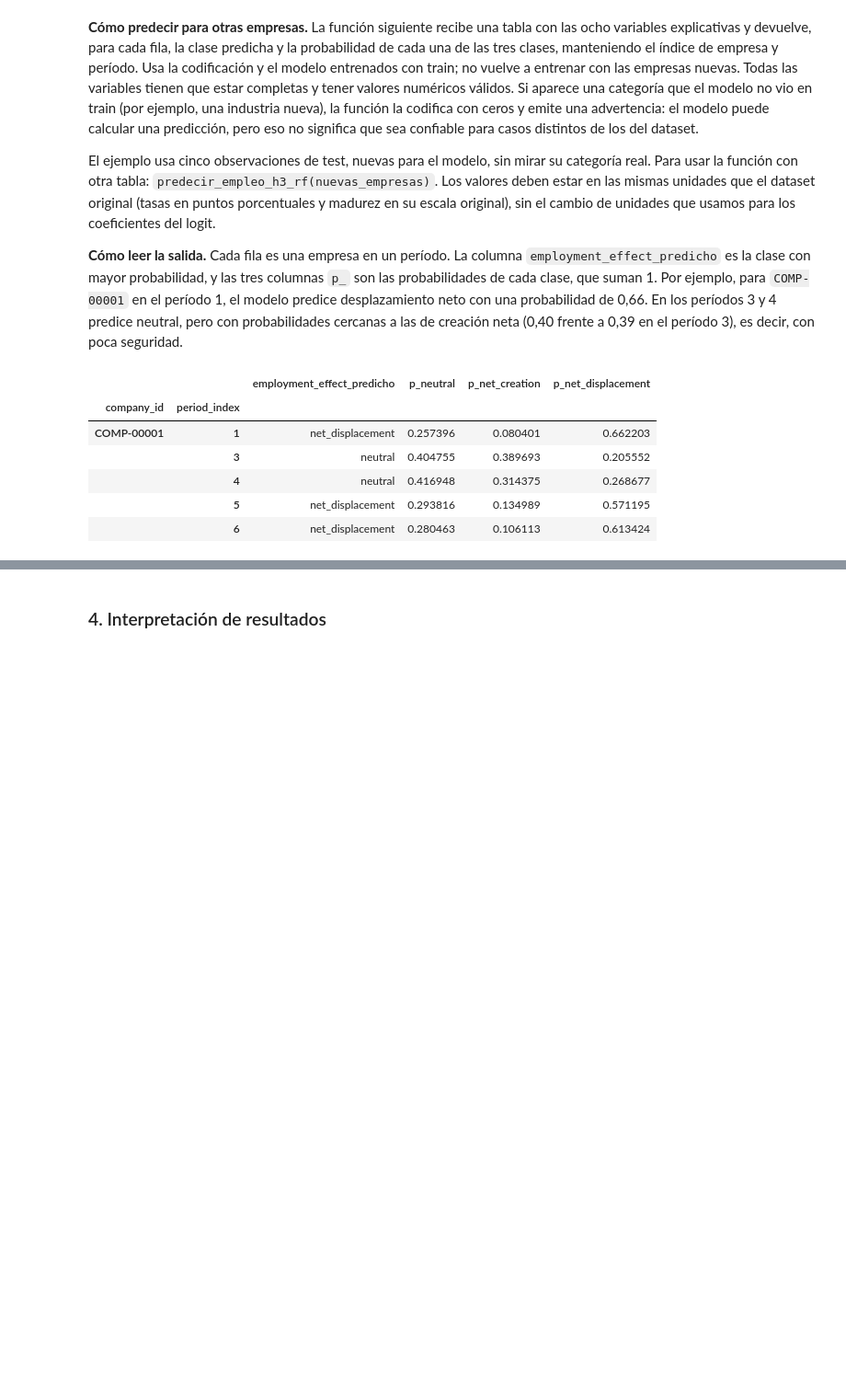
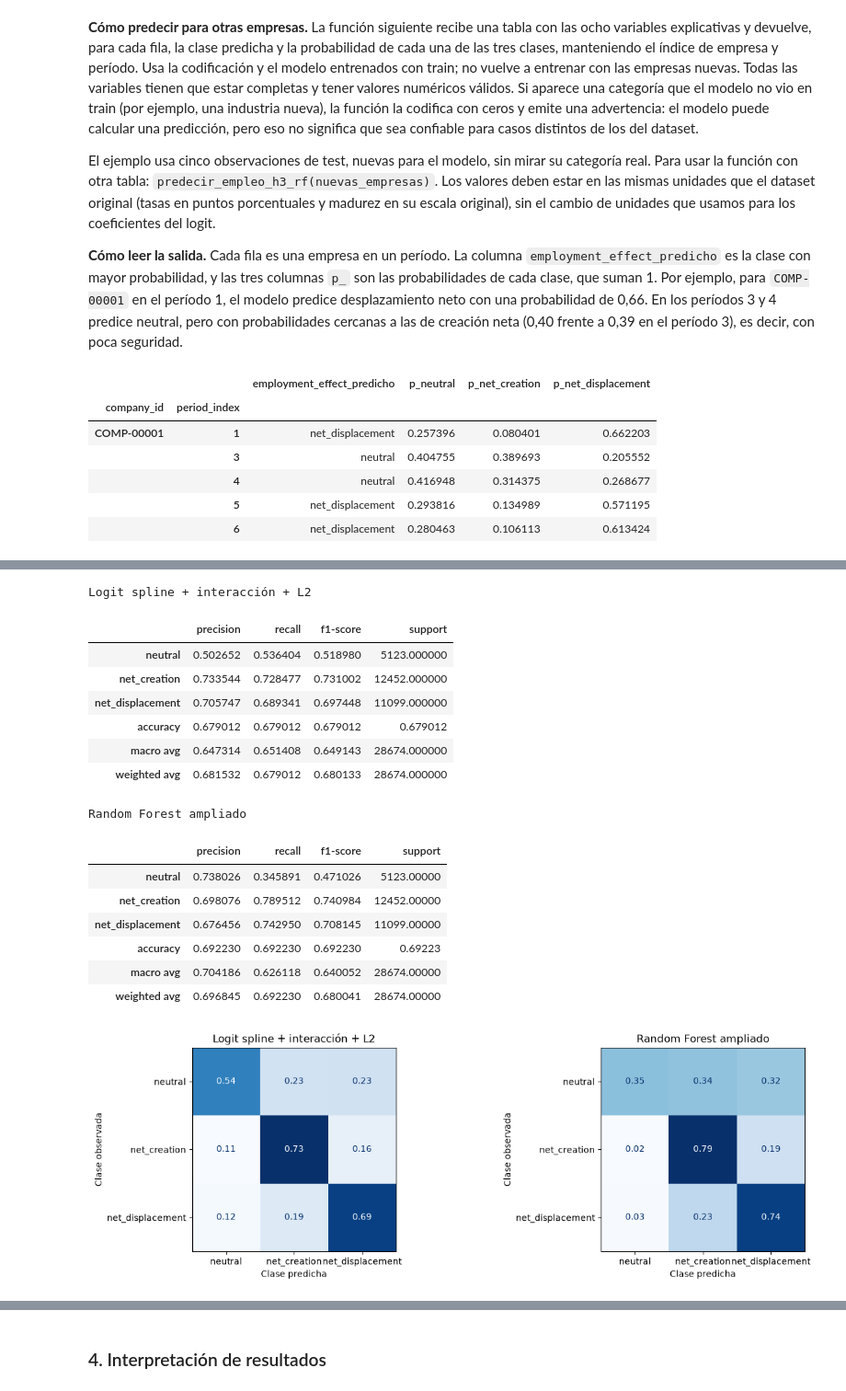
Before and after one commit to Ericsig/DiploDatos, a Jupyter notebook: notebook/modelado.ipynb, the cells around one changed output, grey strips where cells are left out. Shown at 92% size. Saved outputs shown, nothing was run; the diff lists cells and outputs as text; code cells hidden in the pictures; blank space fills up the shorter version.

Commit message:
[fix] Cambios en logit y random forest para H3

```diff
--- a/notebook/modelado.ipynb
+++ b/notebook/modelado.ipynb
@@ -1632,0 +1916,54 @@ display(ejemplo_h3_rf)
+# %%
+probabilidades_h3_comp = {}
+filas_h3_comp = []
+reportes_h3_comp = {}
+for conjunto, X, y in [('train', X_train_h3_comp, y_train_h3_comp),
+                      ('test', X_test_h3_comp, y_test_h3_comp)]:
+    probabilidades = {
+        'Frecuencias de train': pd.DataFrame(
+            np.tile(frecuencias_h3_mnl, (len(y), 1)), index=X.index, columns=clases_h3_comp),
+        'Logit original': predicciones_h3_mnl[conjunto],
+        'Random Forest original': predicciones_h3_rf[conjunto],
+    }
+    for nombre, modelo in [('Logit spline + interacción + L2', modelo_h3_logit_spline),
+                           ('Random Forest ampliado', modelo_h3_rf_ampliado)]:
+        with threadpool_limits(limits=2):
+            probabilidades[nombre] = pd.DataFrame(
+                modelo.predict_proba(X), index=X.index, columns=modelo.classes_,
+            ).reindex(columns=clases_h3_comp)
+    for nombre, p in probabilidades.items():
+        assert p.index.equals(y.index) and list(p.columns) == clases_h3_comp
+        assert np.isfinite(p.to_numpy()).all()
+        assert ((p >= 0) & (p <= 1)).to_numpy().all()
+        np.testing.assert_allclose(p.sum(axis=1), 1.0, atol=1e-10)
+        pred = p.idxmax(axis=1)
+        f1_clases = f1_score(y, pred, labels=clases_h3_comp, average=None, zero_division=0)
+        y_codigo = y.map({c: j for j, c in enumerate(clases_h3_comp)}).astype(int)
+        filas_h3_comp.append({
+            'modelo': nombre, 'conjunto': conjunto,
+            'F1_empleo': f1_score(y, pred, labels=clases_prioritarias_h3, average='macro', zero_division=0),
+            'macro_F1': f1_clases.mean(), 'F1_neutral': f1_clases[0],
+            'F1_creacion': f1_clases[1], 'F1_desplazamiento': f1_clases[2],
+            'balanced_accuracy': balanced_accuracy_score(y, pred),
+            'accuracy': accuracy_score(y, pred), 'log_loss': log_loss(y_codigo, p, labels=range(3)),
+        })
+        probabilidades_h3_comp[(nombre, conjunto)] = p
+        if conjunto == 'test':
+            reportes_h3_comp[nombre] = pd.DataFrame(classification_report(
+                y, pred, labels=clases_h3_comp, output_dict=True, zero_division=0,
+            )).T
+comparacion_final_h3 = pd.DataFrame(filas_h3_comp).set_index(['modelo', 'conjunto'])
+display(comparacion_final_h3)
+for nombre in ['Logit spline + interacción + L2', 'Random Forest ampliado']:
+    print(nombre)
+    display(reportes_h3_comp[nombre])
+fig, axes = plt.subplots(1, 2, figsize=(13, 4), constrained_layout=True)
+for ax, nombre in zip(axes, ['Logit spline + interacción + L2', 'Random Forest ampliado']):
+    ConfusionMatrixDisplay.from_predictions(
+        y_test_h3_comp, probabilidades_h3_comp[(nombre, 'test')].idxmax(axis=1),
+        labels=clases_h3_comp, normalize='true', values_format='.2f',
+        ax=ax, colorbar=False, cmap='Blues',
+    )
+    ax.set(title=nombre, xlabel='Clase predicha', ylabel='Clase observada')
+plt.show()
+# %% [output]
@@ -1632,0 +1982,17 @@ display(ejemplo_h3_rf)
+Logit spline + interacción + L2
+|  | precision | recall | f1-score | support |
+| neutral | 0.502652 | 0.536404 | 0.518980 | 5123.000000 |
+| net_creation | 0.733544 | 0.728477 | 0.731002 | 12452.000000 |
+| net_displacement | 0.705747 | 0.689341 | 0.697448 | 11099.000000 |
+| accuracy | 0.679012 | 0.679012 | 0.679012 | 0.679012 |
+| macro avg | 0.647314 | 0.651408 | 0.649143 | 28674.000000 |
+| weighted avg | 0.681532 | 0.679012 | 0.680133 | 28674.000000 |
+Random Forest ampliado
+|  | precision | recall | f1-score | support |
+| neutral | 0.738026 | 0.345891 | 0.471026 | 5123.00000 |
+| net_creation | 0.698076 | 0.789512 | 0.740984 | 12452.00000 |
+| net_displacement | 0.676456 | 0.742950 | 0.708145 | 11099.00000 |
+| accuracy | 0.692230 | 0.692230 | 0.692230 | 0.69223 |
+| macro avg | 0.704186 | 0.626118 | 0.640052 | 28674.00000 |
+| weighted avg | 0.696845 | 0.692230 | 0.680041 | 28674.00000 |
+[figure, added]
```
Also changed, not shown: parts of 14 cells of this notebook.
